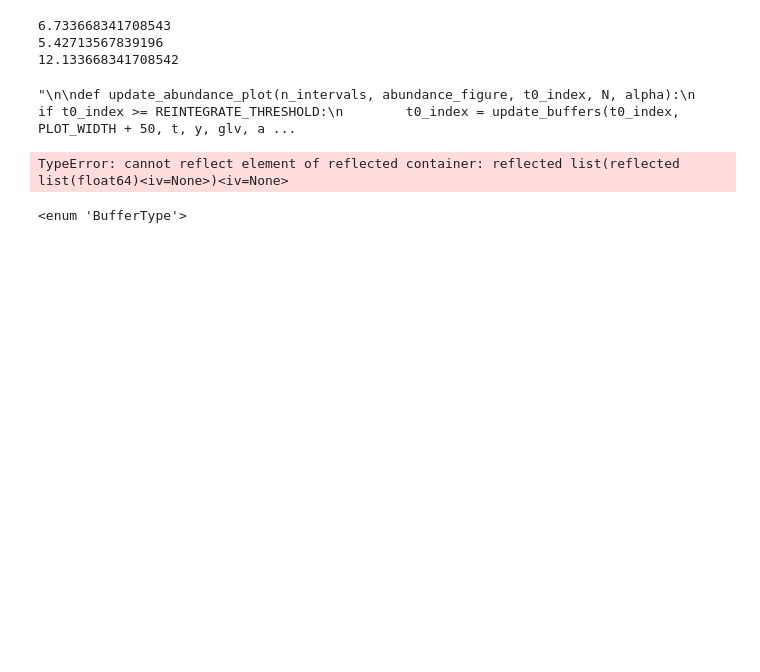
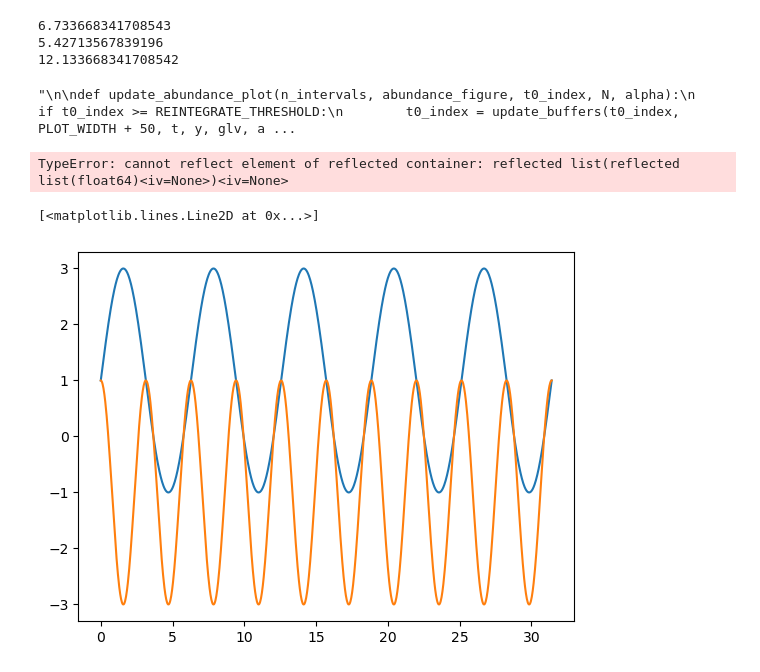
Before and after one commit to LylePoley/disordered-dynamical-systems, a Jupyter notebook: tests.ipynb, the cells around one changed output. Saved outputs shown, nothing was run; the diff lists cells and outputs as text; code cells hidden in the pictures; blank space fills up the shorter version.

```diff
--- a/tests.ipynb
+++ b/tests.ipynb
@@ -392,18 +392,14 @@ fig.update_layout(title_text="Combined Plotly Figures with Rotated Bar Plot")
 
 # Show figure
 fig.show()
-# %%
-from enum import IntEnum, Enum
-
-class f:
-    def __call__(self, x):
-        return x
-
-class BufferType(IntEnum):
-    F = 1
-
-
-
-print(type(BufferType(1)))
-# %% [output]
-<enum 'BufferType'>
+# %%
+import numpy as np
+import matplotlib.pyplot as plt
+
+x = np.linspace(0, 10*np.pi, 1000)
+
+plt.plot(x, 2*np.sin(x) + 1)
+plt.plot(x, 2*np.cos(2*x) - 1)
+# %% [output]
+[<matplotlib.lines.Line2D at 0x...>]
+[figure, added]
```
Also changed, not shown: 4 other files.
